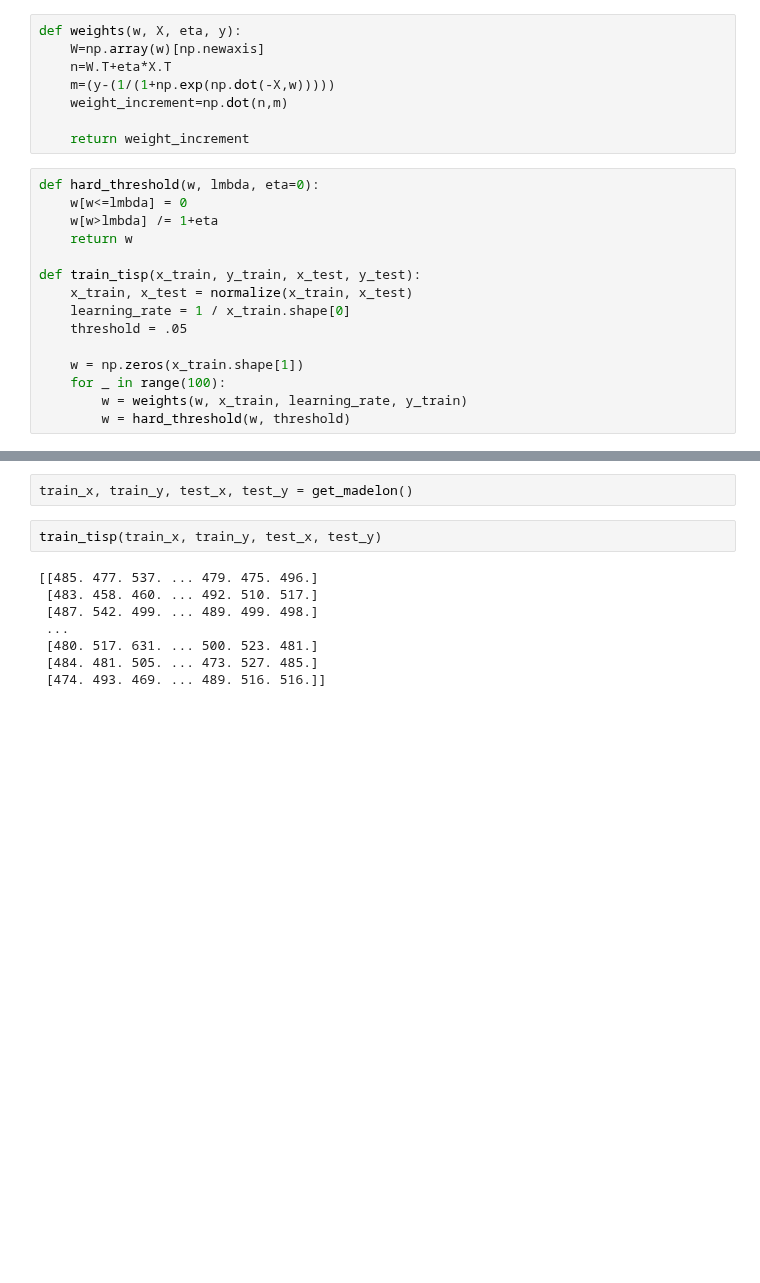
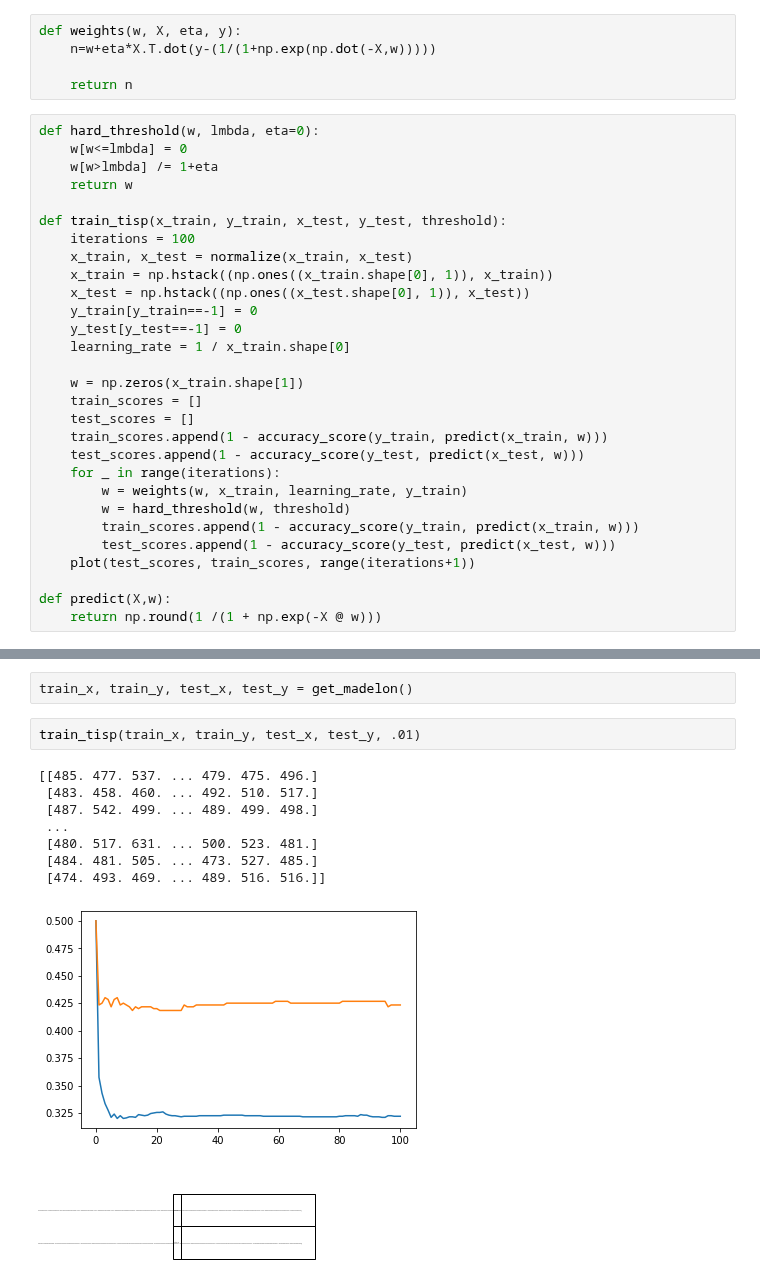
Before and after one commit to Kosaro/MachineLearningAssignments, a Jupyter notebook: TISP.ipynb, the cells around one changed output, grey strips where cells are left out. Cells and saved outputs as stored; diff of their text form; blank space fills up the shorter version.

```diff
--- a/TISP.ipynb
+++ b/TISP.ipynb
@@ -59,27 +60,38 @@ def normalize(train, *args):
                  for column in columns)
 # %%
 def weights(w, X, eta, y):
-    W=np.array(w)[np.newaxis]
-    n=W.T+eta*X.T
-    m=(y-(1/(1+np.exp(np.dot(-X,w)))))
-    weight_increment=np.dot(n,m)
+    n=w+eta*X.T.dot(y-(1/(1+np.exp(np.dot(-X,w)))))
 
-    return weight_increment
+    return n
 # %%
 def hard_threshold(w, lmbda, eta=0):
     w[w<=lmbda] = 0
     w[w>lmbda] /= 1+eta
     return w
 
-def train_tisp(x_train, y_train, x_test, y_test):
+def train_tisp(x_train, y_train, x_test, y_test, threshold):
+    iterations = 100
     x_train, x_test = normalize(x_train, x_test)
+    x_train = np.hstack((np.ones((x_train.shape[0], 1)), x_train))
+    x_test = np.hstack((np.ones((x_test.shape[0], 1)), x_test))
+    y_train[y_train==-1] = 0
+    y_test[y_test==-1] = 0
     learning_rate = 1 / x_train.shape[0]
-    threshold = .05
 
     w = np.zeros(x_train.shape[1])
-    for _ in range(100):
+    train_scores = []
+    test_scores = []
+    train_scores.append(1 - accuracy_score(y_train, predict(x_train, w)))
+    test_scores.append(1 - accuracy_score(y_test, predict(x_test, w)))
+    for _ in range(iterations):
         w = weights(w, x_train, learning_rate, y_train)
         w = hard_threshold(w, threshold)
+        train_scores.append(1 - accuracy_score(y_train, predict(x_train, w)))
+        test_scores.append(1 - accuracy_score(y_test, predict(x_test, w)))
+    plot(test_scores, train_scores, range(iterations+1))
+
+def predict(X,w):
+    return np.round(1 /(1 + np.exp(-X @ w)))
 # %%
 def plot(error_test, error_train, features):
     plt.table(cellText=[[error_train], [error_test]], rowLabels=['Training error', 'Test error'], bbox=[0.3,-0.6, .4,.3], edges="closed" )
@@ -89,12 +101,13 @@ def plot(error_test, error_train, features):
 # %%
 train_x, train_y, test_x, test_y = get_madelon()
 # %%
-train_tisp(train_x, train_y, test_x, test_y)
+train_tisp(train_x, train_y, test_x, test_y, .01)
 # %% [output]
 [[485. 477. 537. ... 479. 475. 496.]
  [483. 458. 460. ... 492. 510. 517.]
  [487. 542. 499. ... 489. 499. 498.]
  ...
  [480. 517. 631. ... 500. 523. 481.]
  [484. 481. 505. ... 473. 527. 485.]
  [474. 493. 469. ... 489. 516. 516.]]
+[figure, added]
```
Also changed, not shown: parts of 5 cells of this notebook.
